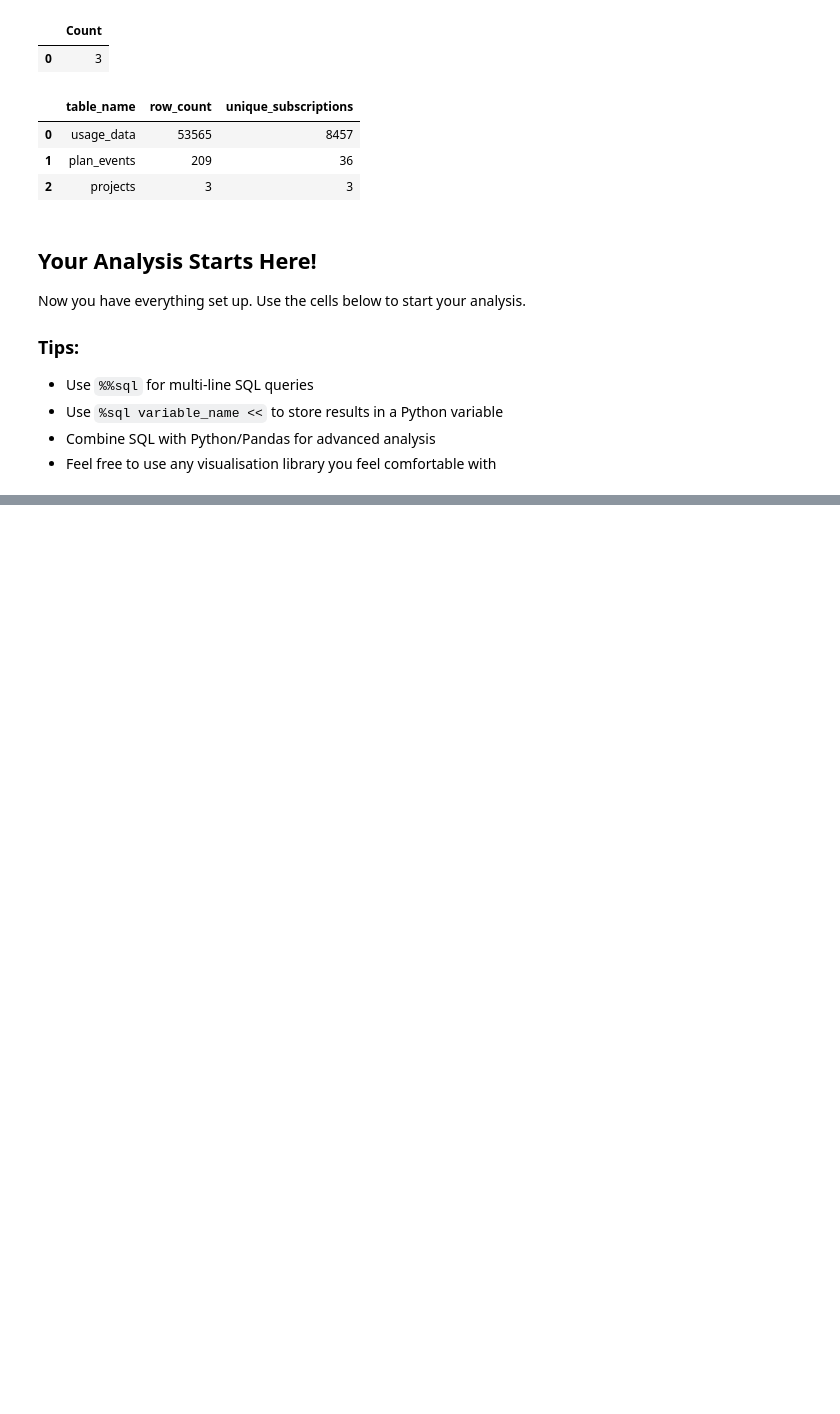
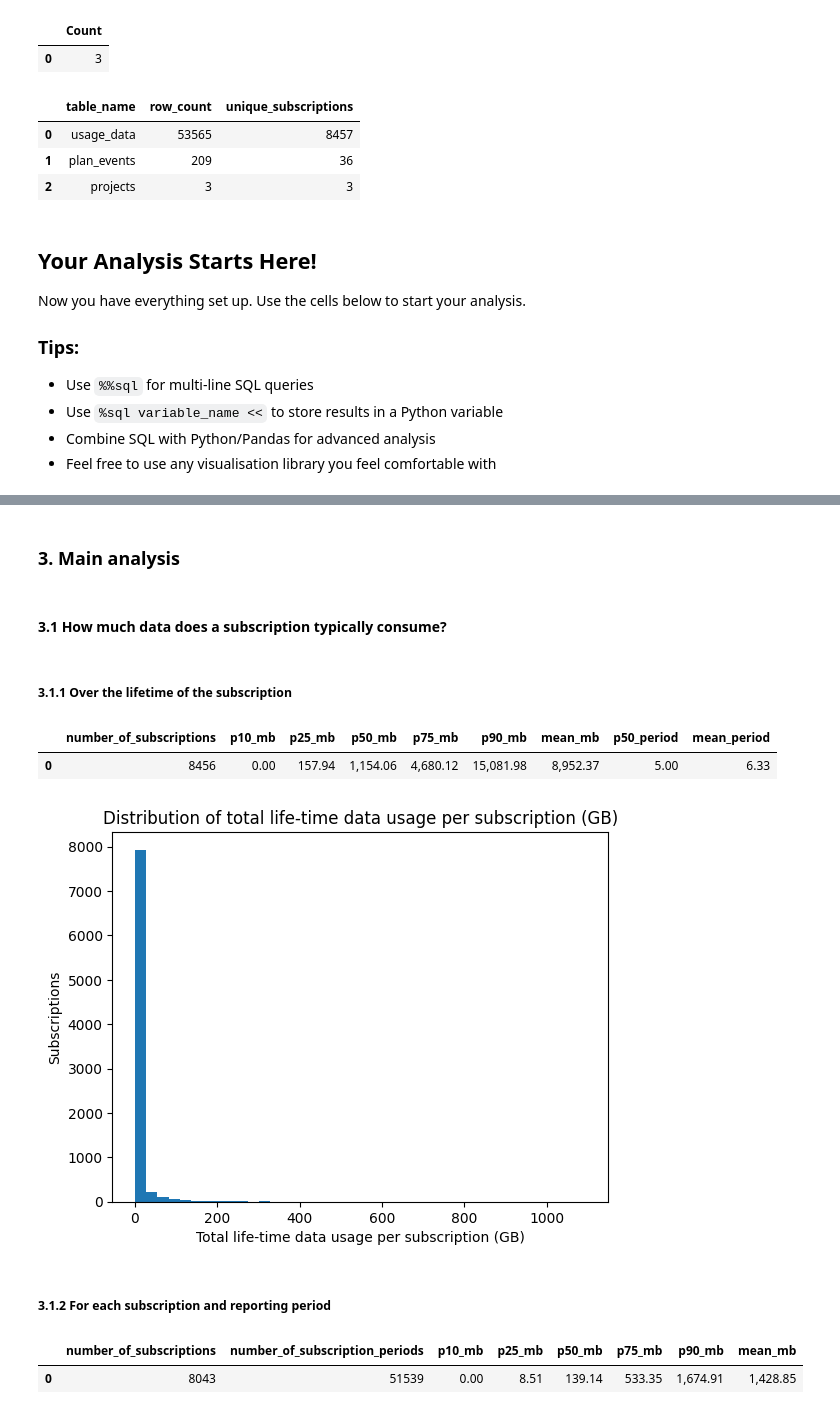
Before and after one commit to zakz96/gigs-data-analyst-hiring, a Jupyter notebook: analysis.ipynb, the cells around one changed output, grey strips where cells are left out. Drawn from its saved outputs; the diff is of its cells as text; code cells hidden in the pictures; blank space fills up the shorter version.

```diff
--- a/analysis.ipynb
+++ b/analysis.ipynb
@@ -123,0 +542,6 @@ select * from projects limit 5
+# %% [markdown]
+### 3. Main analysis
+# %% [markdown]
+#### 3.1 How much data does a subscription typically consume?
+# %% [markdown]
+##### 3.1.1 Over the lifetime of the subscription
@@ -123,0 +556,49 @@ select * from projects limit 5
+# %%
+%%sql
+-- Total life-time data usage percentiles per subscription
+SELECT
+  COUNT(DISTINCT subscription_id) AS number_of_subscriptions,
+  quantile_cont (total_data_usage, 0.10) AS p10_mb,
+  quantile_cont (total_data_usage, 0.25) AS p25_mb,
+  quantile_cont (total_data_usage, 0.50) AS p50_mb,
+  quantile_cont (total_data_usage, 0.75) AS p75_mb,
+  quantile_cont (total_data_usage, 0.90) AS p90_mb,
+  AVG(total_data_usage) AS mean_mb,
+  quantile_cont (periods, 0.50) AS p50_period,
+  AVG(periods) AS mean_period
+FROM total_data_per_subscription
+# %% [output]
+|  | number_of_subscriptions | p10_mb | p25_mb | p50_mb | p75_mb | p90_mb | mean_mb | p50_period | mean_period |
+| 0 | 8456 | 0.00 | 157.94 | 1,154.06 | 4,680.12 | 15,081.98 | 8,952.37 | 5.00 | 6.33 |
+# %%
+# Histogram of total life-time data usage per subscription
+sub_avg = %sql SELECT total_data_usage/1000.0 AS total_gb FROM total_data_per_subscription;
+plt.figure()
+sub_avg['total_gb'].plot(kind='hist', bins=40)
+plt.xlabel("Total life-time data usage per subscription (GB)")
+plt.ylabel("Subscriptions")
+plt.title("Distribution of total life-time data usage per subscription (GB)")
+plt.show()
+# %% [output]
+[figure, added]
+# %% [markdown]
+##### 3.1.2 For each subscription and reporting period
+# %%
+%%sql
+-- Data usage percentiles per subscription and per period (30D/1M)
+SELECT
+  COUNT(DISTINCT subscription_id) AS number_of_subscriptions,
+  COUNT(subscription_id) AS number_of_subscription_periods,
+  quantile_cont (cumulative_data_usage_megabyte, 0.10) AS p10_mb,
+  quantile_cont (cumulative_data_usage_megabyte, 0.25) AS p25_mb,
+  quantile_cont (cumulative_data_usage_megabyte, 0.50) AS p50_mb,
+  quantile_cont (cumulative_data_usage_megabyte, 0.75) AS p75_mb,
+  quantile_cont (cumulative_data_usage_megabyte, 0.90) AS p90_mb,
+  AVG(cumulative_data_usage_megabyte) AS mean_mb
+FROM usage_joined
+WHERE
+  -- only inlcude monthly periods (28-31 inclusive)
+  date_diff ('day', subscription_period_start, subscription_period_end) BETWEEN 28 AND 31
+# %% [output]
+|  | number_of_subscriptions | number_of_subscription_periods | p10_mb | p25_mb | p50_mb | p75_mb | p90_mb | mean_mb |
+| 0 | 8043 | 51539 | 0.00 | 8.51 | 139.14 | 533.35 | 1,674.91 | 1,428.85 |
```
Also changed, not shown: parts of 88 cells of this notebook, 4 other files.
